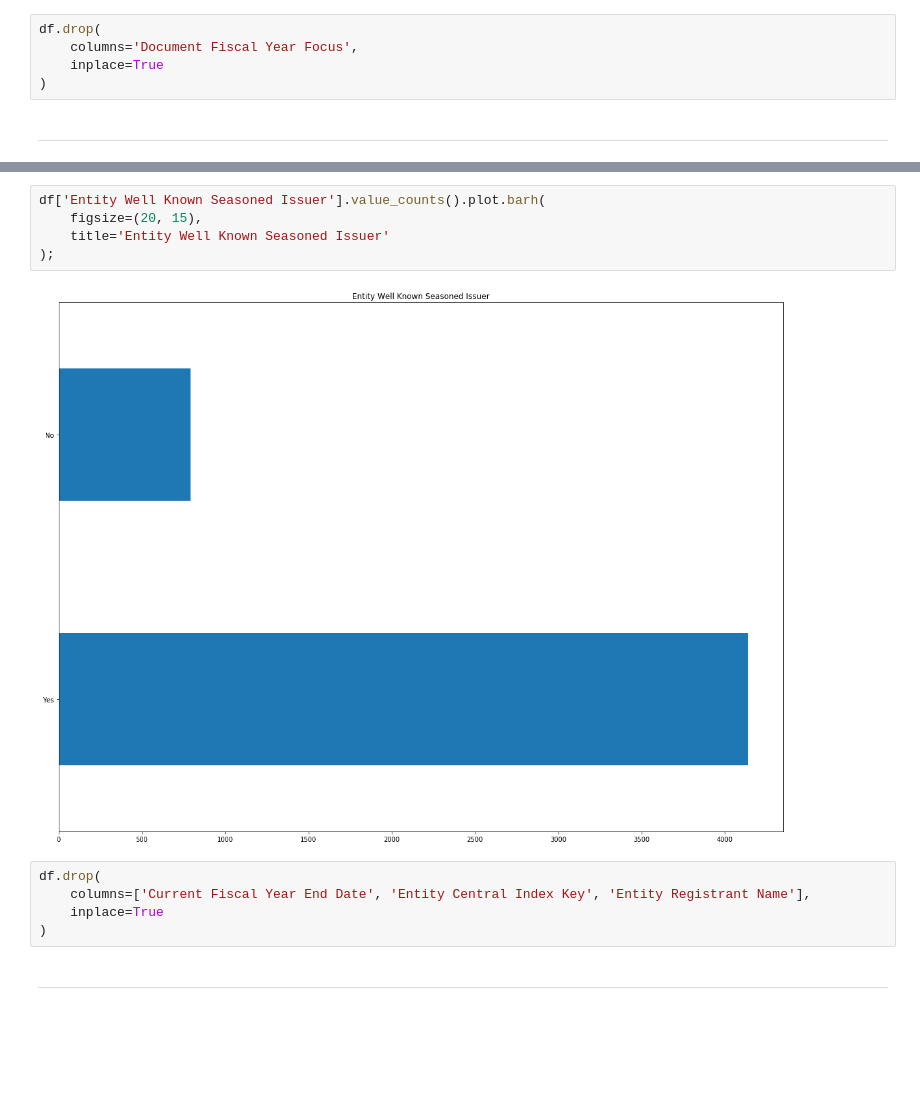
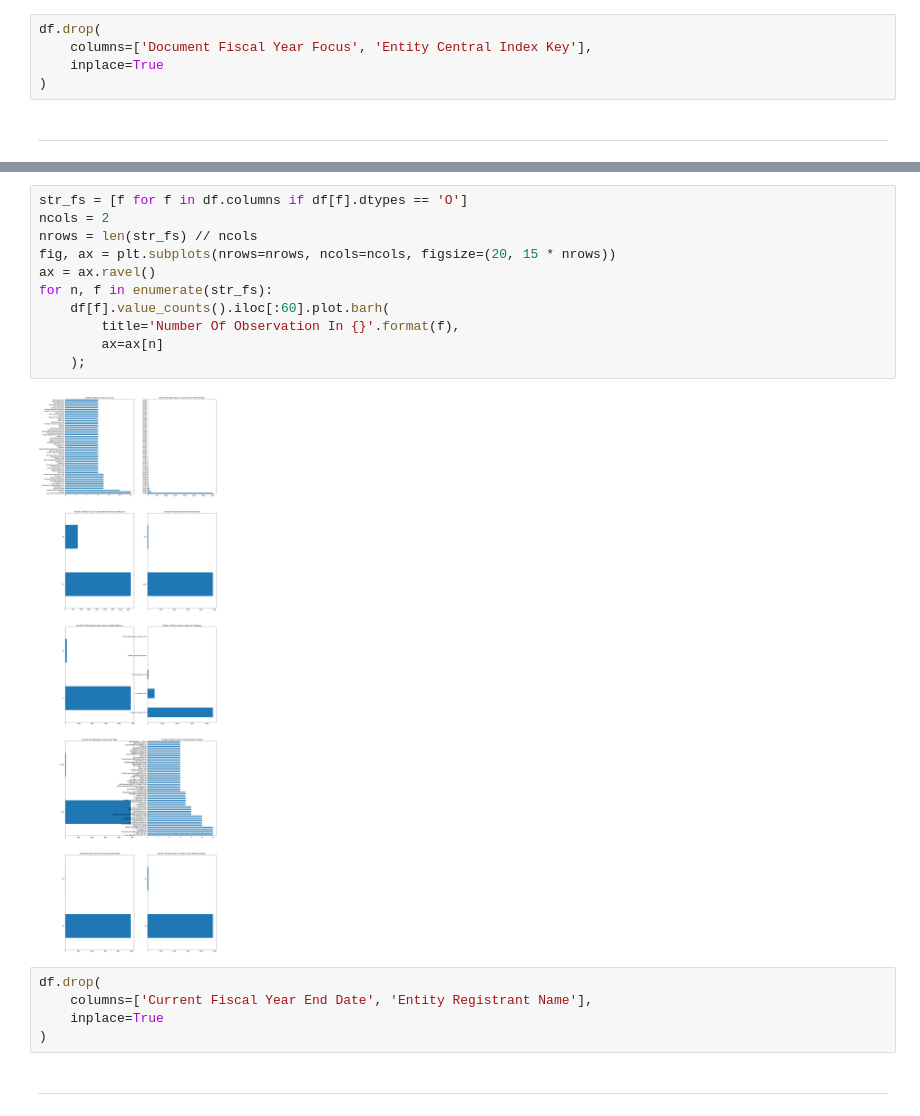
Before and after one commit to jktoh/capstone_project, a Jupyter notebook: code/08_eda_and_cleaning_sp1500.ipynb, the cells around one changed output, grey strips where cells are left out. Saved outputs shown, nothing was run; the diff lists cells and outputs as text; blank space fills up the shorter version.

```diff
--- a/code/08_eda_and_cleaning_sp1500.ipynb
+++ b/code/08_eda_and_cleaning_sp1500.ipynb
@@ -120,7 +124,7 @@ df.loc[df['Document Fiscal Year Focus'] < 1300, ['year', 'Document Period End Da
 There's an obvious error in `Document Fiscal Year Focus` as majority of the data lies within the 2010s. Since the correct value is the same as `year` and `Document Period End Date`, to drop this feature.
 # %%
 df.drop(
-    columns='Document Fiscal Year Focus',
+    columns=['Document Fiscal Year Focus', 'Entity Central Index Key'],
     inplace=True
 )
 # %% [markdown]
@@ -184,13 +132,19 @@ df['Entity Registrant Name'].value_counts()[:60].plot.barh(
-# %%
-df['Entity Well Known Seasoned Issuer'].value_counts().plot.barh(
-    figsize=(20, 15),
-    title='Entity Well Known Seasoned Issuer'
-);
-# %% [output]
-[figure, removed]
+# %%
+str_fs = [f for f in df.columns if df[f].dtypes == 'O']
+ncols = 2
+nrows = len(str_fs) // ncols
+fig, ax = plt.subplots(nrows=nrows, ncols=ncols, figsize=(20, 15 * nrows))
+ax = ax.ravel()
+for n, f in enumerate(str_fs):
+    df[f].value_counts().iloc[:60].plot.barh(
+        title='Number Of Observation In {}'.format(f),
+        ax=ax[n]
+    );
+# %% [output]
+[figure, added]
 # %%
 df.drop(
-    columns=['Current Fiscal Year End Date', 'Entity Central Index Key', 'Entity Registrant Name'],
+    columns=['Current Fiscal Year End Date', 'Entity Registrant Name'],
     inplace=True
 )
 # %% [markdown]
```
Also changed, not shown: parts of 12 cells of this notebook, 2 other files.
